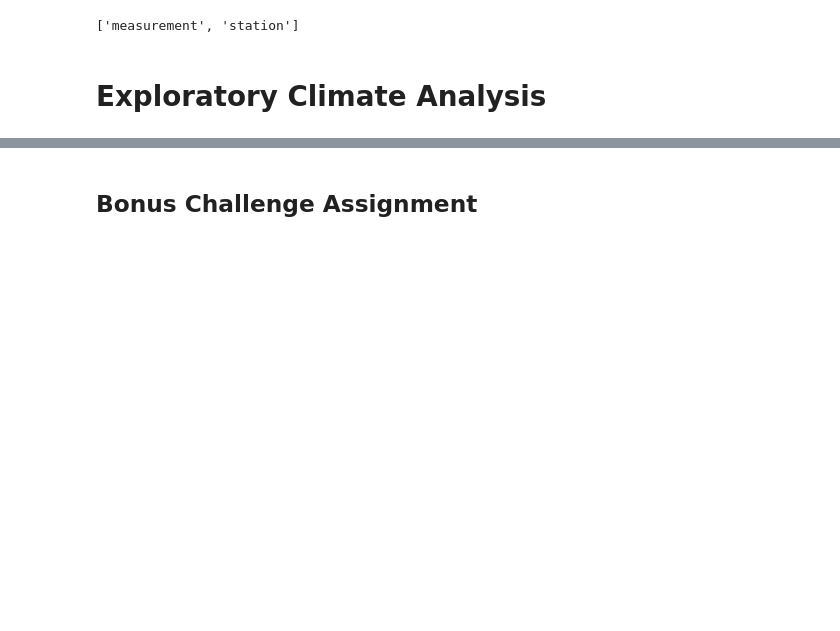
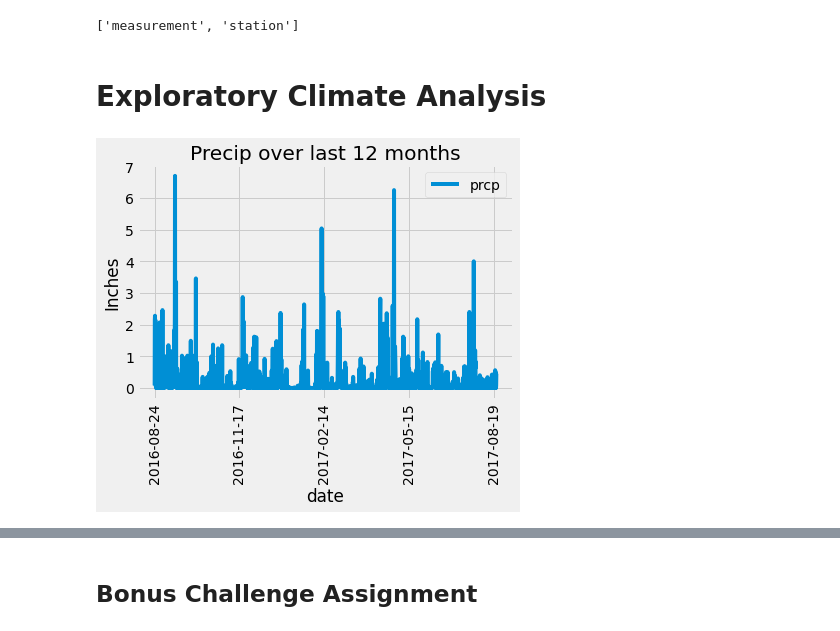
Before and after one commit to Joelcox518/sqlalchemy-challenge, a Jupyter notebook: climate_starter.ipynb, the cells around one changed output, grey strips where cells are left out. Drawn from its saved outputs; the diff is of its cells as text; code cells hidden in the pictures; blank space fills up the shorter version.

```diff
--- a/climate_starter.ipynb
+++ b/climate_starter.ipynb
@@ -41,15 +41,43 @@ session= Session(engine)
 # %%
 # Design a query to retrieve the last 12 months of precipitation data and plot the results
 
+year= session.query(measurement).order_by(measurement.date.desc()).limit(1)
+
+for date in year:
+    most_recent= date.date
+
+most_recent=dt.datetime.strptime(most_recent, "%Y-%m-%d")
+
+#most_recent
+
 # Calculate the date 1 year ago from the last data point in the database
-lastdate=session.query(measurement.date).order_by(measurement.date.desc()).first()[0]
+
+one_year= most_recent- dt.timedelta(days=365)
+
+#one_year
 
 # Perform a query to retrieve the data and precipitation scores
+recent_precip= session.query(measurement.date, measurement.prcp). filter(measurement.date >= one_year).order_by(measurement.date).all()
+
+#recent_precip
 
 # Save the query results as a Pandas DataFrame and set the index to the date column
+precip_df= pd.DataFrame(recent_precip).dropna()
+#precip_df.head
 
-# Sort the dataframe by date
+#Set index to date
+
+date=precip_df.set_index([precip_df['date']])
+#date
 
 # Use Pandas Plotting with Matplotlib to plot the data
+
+date.plot()
+plt.title("Precip over last 12 months")
+plt.xticks(rotation= 90)
+plt.ylabel("Inches")
+plt.show()
+# %% [output]
+[figure, added]
 # %%
 # Use Pandas to calcualte the summary statistics for the precipitation data
```
Also changed, not shown: parts of 6 cells of this notebook.
